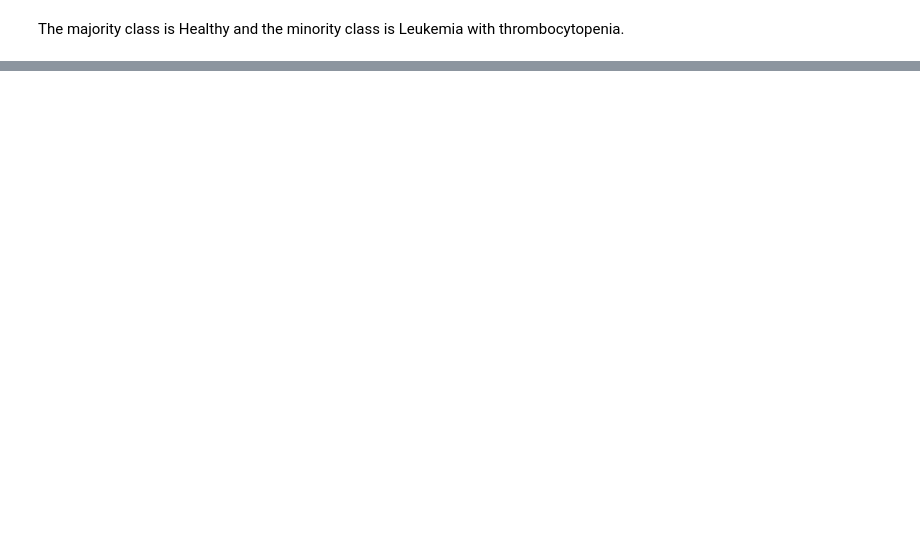
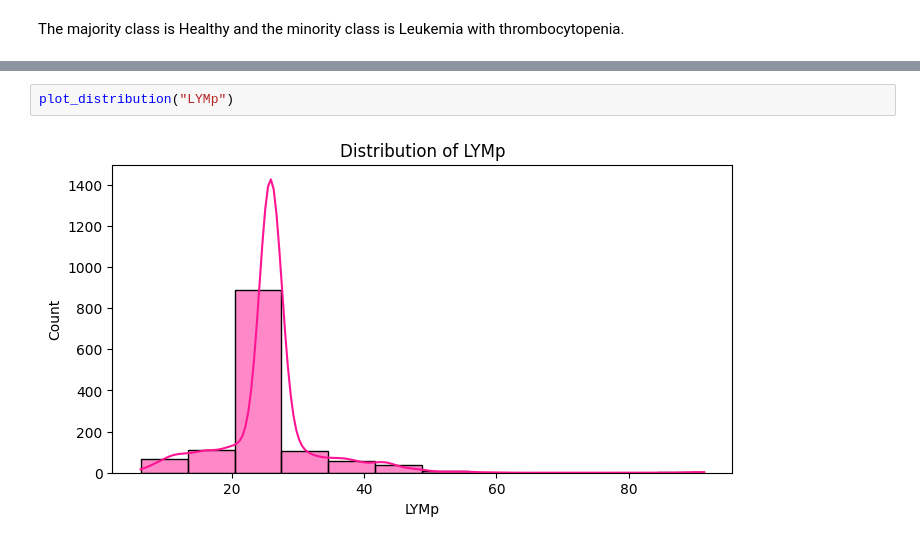
Before and after one commit to arkhash0309/HemoScope, a Jupyter notebook: Notebook.ipynb, the cells around one changed output, grey strips where cells are left out. Drawn from its saved outputs; the diff is of its cells as text; blank space fills up the shorter version.

```diff
--- a/Notebook.ipynb
+++ b/Notebook.ipynb
@@ -95,0 +116,4 @@ The majority class is Healthy and the minority class is Leukemia with thrombocyt
+# %%
+plot_distribution("LYMp")
+# %% [output]
+[figure, added]
```
Also changed, not shown: parts of 50 cells of this notebook.
